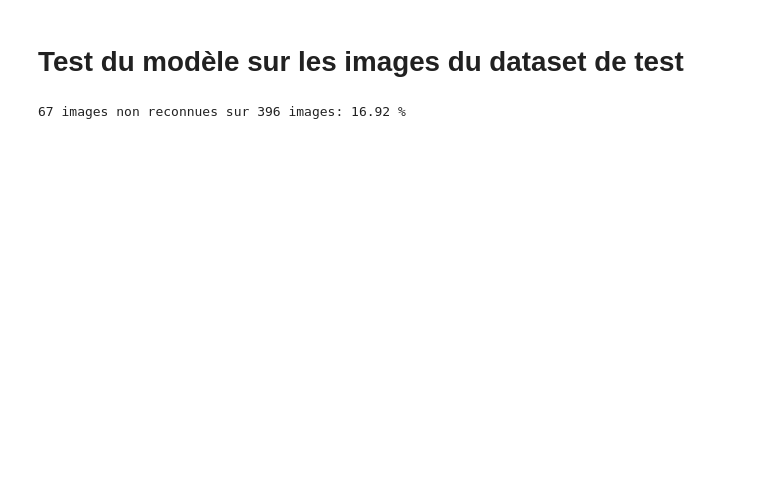
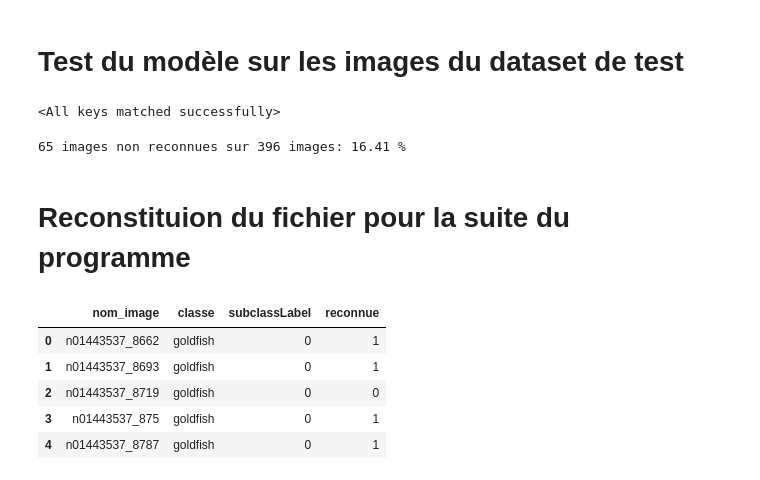
Before and after one commit to thibault-chausson/DS51_Projet, a Jupyter notebook: FF2-2_cnn_model.ipynb, the cells around one changed output. Drawn from its saved outputs; the diff is of its cells as text; code cells hidden in the pictures; blank space fills up the shorter version.

```diff
--- a/FF2-2_cnn_model.ipynb
+++ b/FF2-2_cnn_model.ipynb
@@ -173,5 +174,23 @@ model saved as model_test-83.08_train-95.96.pth
+# %%
+device = torch.device('cuda' if torch.cuda.is_available() else 'cpu')
+model = CNN().to(device=device)
+state = torch.load('./output/model_test-83.59_train-95.76.pth', map_location=device)
+model.load_state_dict(state)
+# %% [output]
+<All keys matched successfully>
+# %%
+transform = transforms.Compose(
+    [transforms.Resize((220, 172)),
+     transforms.ToTensor(),
+     transforms.Normalize((0.5,), (0.5,))
+     ])
+
+testset = torchvision.datasets.ImageFolder(root='./data/test', transform=transform)
+testloader = torch.utils.data.DataLoader(testset, batch_size=32, shuffle=False, num_workers=2)
+classes = ('n01443537', 'n01484850', 'n01537544', 'n01614925', 'n02114367', 'n02133161')
 # %%
 test = {"nom_image": [], "reconnue": [], "prediction": []}
+n = 0
 model.eval()
 with torch.no_grad():
     for images, labels in iter(testloader):
@@ -180,14 +199,44 @@ with torch.no_grad():
         y_pred = model(images)
         _, predictions = y_pred.max(1)
         for i, (image, label) in enumerate(zip(images, labels)):
-            test["nom_image"].append(os.path.basename(testset.imgs[i][0]).split(".")[0])
+            test["nom_image"].append(os.path.basename(testset.imgs[n + i][0]).split(".")[0])
             test["reconnue"].append(int(predictions[i] == label))
             test["prediction"].append(classes[predictions[i]])
+        n += i+1
 
 model.train()
 
 print(f'{test["reconnue"].count(0)} images non reconnues sur {len(testset)} images: {100*test["reconnue"].count(0)/len(testset):.2f} %')
 # %% [output]
-67 images non reconnues sur 396 images: 16.92 %
+65 images non reconnues sur 396 images: 16.41 %
 # %%
 _ = pd.DataFrame(test).to_csv("./output/imgs_reconnues.csv", index=False)
+# %% [markdown]
+# Reconstituion du fichier pour la suite du programme
+# %%
+rec = pd.read_csv("./output/imgs_reconnues.csv")
+df = pd.read_csv("./animals_id_name_subClass_sub2Class.csv")
+
+ids = []
+classe = []
+
+for i in rec.nom_image:
+    ids.append(i.split("_")[1])
+    classe.append(i.split("_")[0])
+
+rec["nom_image"] = ids
+rec["classe"] = classe
+
+res = pd.merge(rec, df, left_on="classe", right_on="id", how="left")
+
+res.nom_image = res.id + "_" + res.nom_image
+res.classe = res.animalLabel
+res = res[['nom_image', 'classe', 'subclassLabel', 'reconnue']]
+res.head()
+# %% [output]
+|  | nom_image | classe | subclassLabel | reconnue |
+| 0 | n01443537_8662 | goldfish | 0 | 1 |
+| 1 | n01443537_8693 | goldfish | 0 | 1 |
+| 2 | n01443537_8719 | goldfish | 0 | 0 |
+| 3 | n01443537_875 | goldfish | 0 | 1 |
+| 4 | n01443537_8787 | goldfish | 0 | 1 |
```
Also changed, not shown: parts of 6 cells of this notebook, 3 other files.
